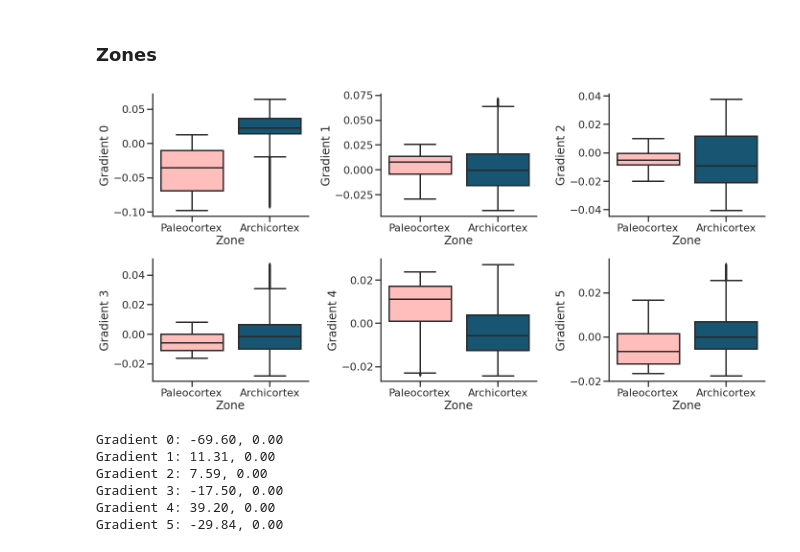
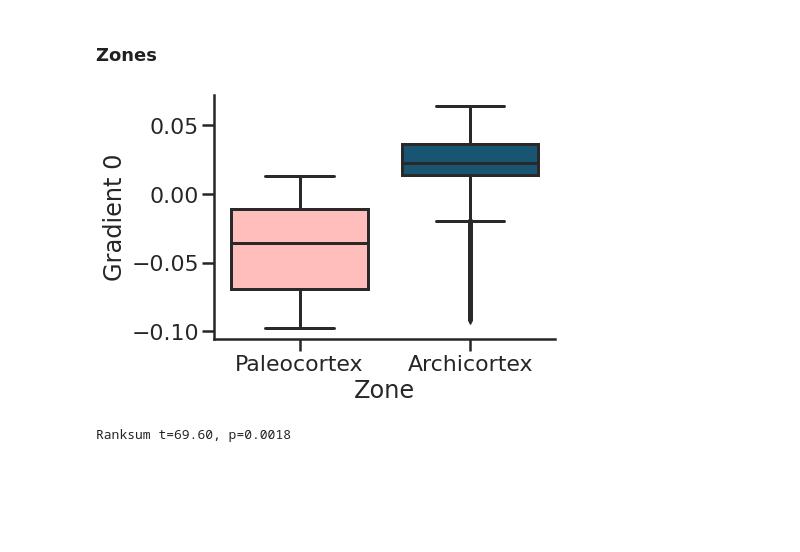
Before and after one commit to juhuntenburg/mouse_gradients, a Jupyter notebook: 05_Distance_Origins.ipynb, the cells around one changed output. Drawn from its saved outputs; the diff is of its cells as text; code cells hidden in the pictures; blank space fills up the shorter version.

Commit message:
New stats origins with surrogate maps

```diff
--- a/05_Distance_Origins.ipynb
+++ b/05_Distance_Origins.ipynb
@@ -62,38 +62,39 @@ io_mesh.save_mesh(data_dir+'origins/zones.vtk',
 zones = io_mesh.load_mesh(data_dir+'origins/zones.vtk')
 masked_zones = np.squeeze(zones['data'][cortex])
 # %%
-fig = plt.figure(figsize=(20,10))
+fig = plt.figure(figsize=(7,5))
 sns.set_style('ticks')
 sns.set_context('poster')
 
-for g in range(6):
-    piri_zone = gradients_mesh['data'][:,g][cortex][masked_zones==-1]
-    hpc_zone = gradients_mesh['data'][:,g][cortex][masked_zones==1]
+piri_zone = gradients_mesh['data'][:,0][cortex][masked_zones==-1]
+hpc_zone = gradients_mesh['data'][:,0][cortex][masked_zones==1]
+data = pd.DataFrame()
+data['Gradient 0'] = np.concatenate((piri_zone, hpc_zone))
+data['Zone'] = piri_zone.shape[0] * ['Paleocortex'] + hpc_zone.shape[0] * ['Archicortex']
+pal = sns.color_palette([(1, 190/255, 187/255),
+                         (24/255, 85/255, 114/255)])
 
-    data = pd.DataFrame()
-    data['Gradient %i' % g] = np.concatenate((piri_zone, hpc_zone))
-    data['Zone'] = piri_zone.shape[0] * ['Paleocortex'] + hpc_zone.shape[0] * ['Archicortex']
-    pal = sns.color_palette([(1, 190/255, 187/255),
-                             (24/255, 85/255, 114/255)])
-
-    fig.add_subplot(2,3,g+1)
-    sns.boxplot(x="Zone", y="Gradient %i" %g ,data=data, palette=pal, saturation=1)
-    sns.despine()
-    plt.tight_layout()
-    # plt.yticks([-0.1, -0.05, 0.0, 0.05])
+sns.boxplot(x="Zone", y="Gradient 0" ,data=data, palette=pal, saturation=1)
+sns.despine()
+plt.tight_layout()
+plt.yticks([-0.1, -0.05, 0.0, 0.05]);
     # fig.savefig("/home/julia/data/gradients/pics/zones.svg")
 # %% [output]
-[figure, old version]
+[figure, new version]
-# %%
-for g in range(6):
-    piri_zone = gradients_mesh['data'][:,g][cortex][masked_zones==-1]
-    hpc_zone = gradients_mesh['data'][:,g][cortex][masked_zones==1]
-    t, p = ranksums(piri_zone, hpc_zone)
-    print('Gradient {}: {:.2f}, {:.2f}'.format(g, t, p))
-# %% [output]
-Gradient 0: -69.60, 0.00
-Gradient 1: 11.31, 0.00
-Gradient 2: 7.59, 0.00
-Gradient 3: -17.50, 0.00
-Gradient 4: 39.20, 0.00
-Gradient 5: -29.84, 0.00
+# %%
+g_surr = np.load(data_dir + 'null_models/surface/surrogates/surf0_surrogates.npy')
+
+ts = []
+for s in range(10000):
+    piri_zone = g0_surr[s,:][masked_zones==-1]
+    hpc_zone = g0_surr[s,:][masked_zones==1]
+    t, p = stats.ranksums(hpc_zone, piri_zone)
+    ts.append(t)
+
+    piri_zone = gradients_mesh['data'][:,0][cortex][masked_zones==-1]
+hpc_zone = gradients_mesh['data'][:,0][cortex][masked_zones==1]
+t, _ = stats.ranksums(hpc_zone, piri_zone)
+p = np.where(np.abs(ts)>=np.abs(t))[0].shape[0] / (len(ts)+1)
+print('Ranksum t={:.2f}, p={:.4f}'.format(t, p))
+# %% [output]
+Ranksum t=69.60, p=0.0018
```
Also changed, not shown: parts of 4 cells of this notebook.
